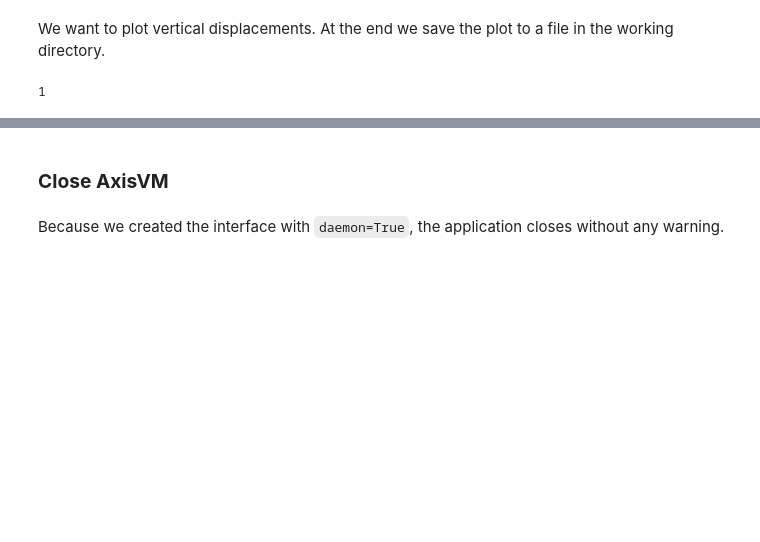
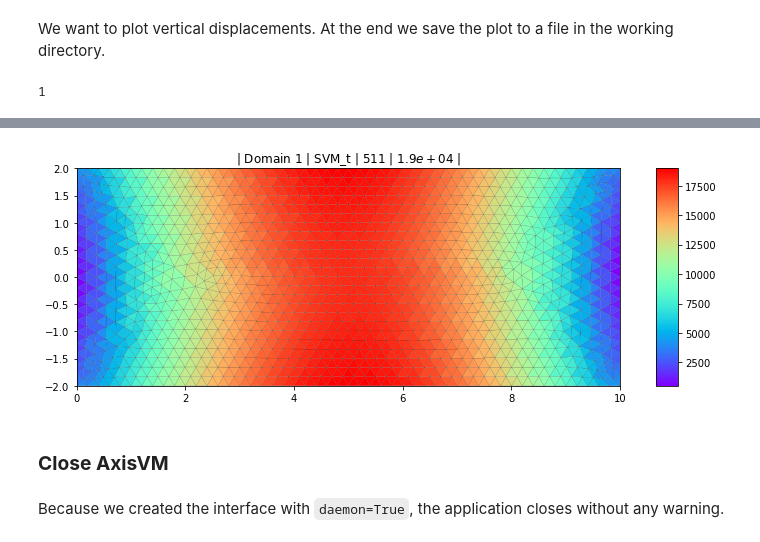
Before and after one commit to AndreeeaMB/pyaxisvm, a Jupyter notebook: examples/plate_example_1.ipynb, the cells around one changed output, grey strips where cells are left out. Cells and saved outputs as stored; diff of their text form; code cells hidden in the pictures; blank space fills up the shorter version.

```diff
--- a/examples/plate_example_1.ipynb
+++ b/examples/plate_example_1.ipynb
@@ -213,3 +307,10 @@ axvm.BringToFront()
+# %%
+fig, ax = plt.subplots(figsize=(20, 4))
+mpl_kw = dict(nlevels=15, cmap='rainbow', axis='on', offset=0., cbpad=0.5,
+              cbsize=0.3, cbpos='right', fig=fig, ax=ax)
+axm.Domains[1].plot_stresses(component='svm', mpl_kw=mpl_kw, case=1, z='t')
+# %% [output]
+[figure, added]
 # %% [markdown]
 ### **Close AxisVM**
 # %% [markdown]
```
Also changed, not shown: parts of 15 cells of this notebook, 24 other files.
